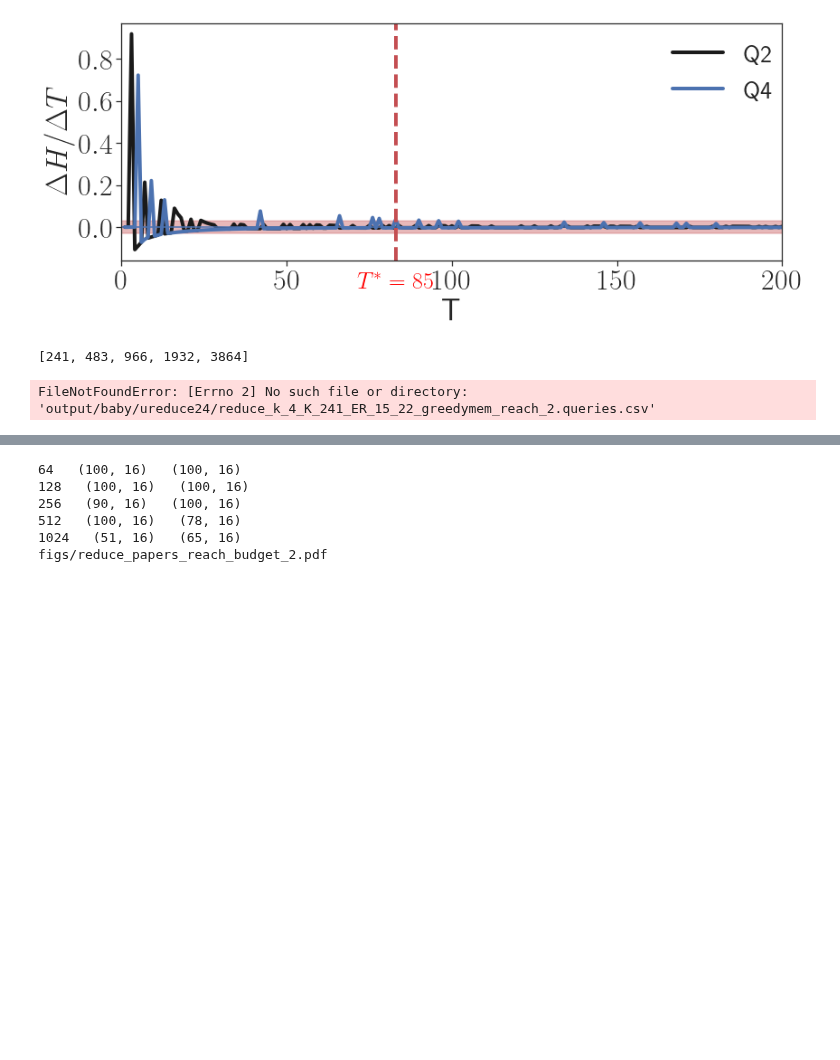
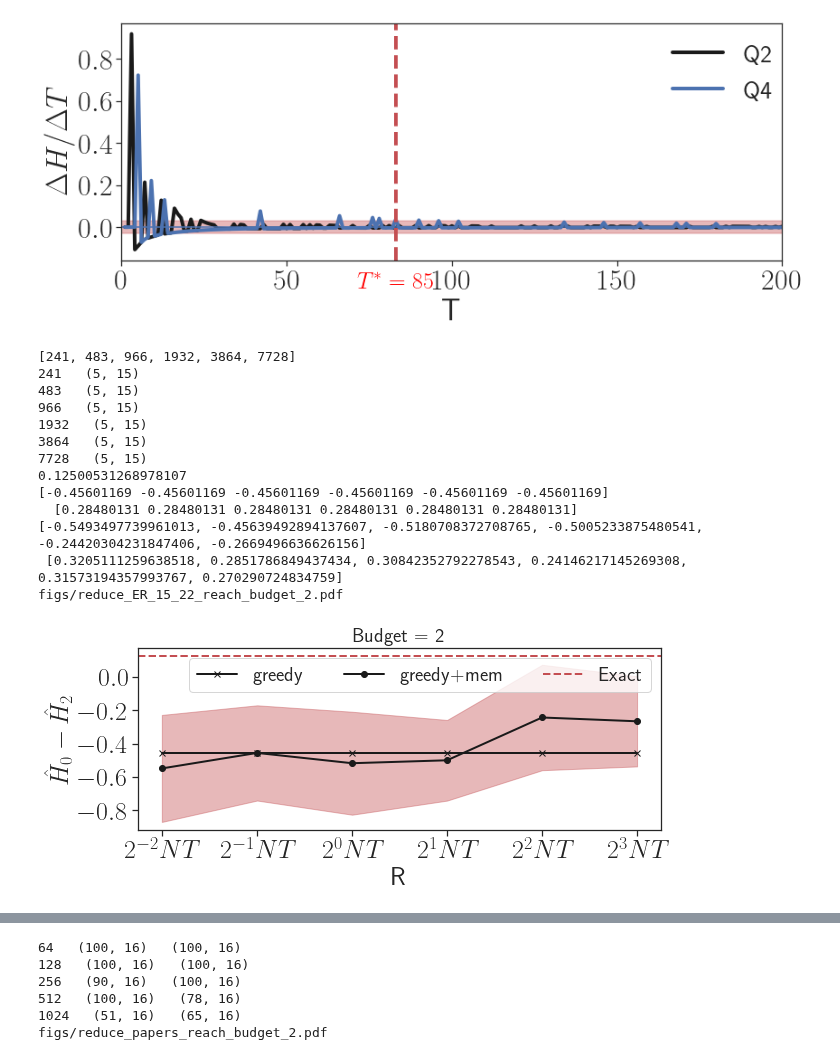
Before and after one commit to toggled/uncertainty, a Jupyter notebook: test.ipynb, the cells around one changed output, grey strips where cells are left out. Saved outputs shown, nothing was run; the diff lists cells and outputs as text; code cells hidden in the pictures; blank space fills up the shorter version.

```diff
--- a/test.ipynb
+++ b/test.ipynb
@@ -672,10 +672,11 @@ fontsize = 28
 labelsize = 22
 lw = 2
 
-k = 4
+k = 2
 # K = 32
 # folder = 'output/baby/ureduct_exact/'
-folder = 'output/baby/ureduce24/'
+# folder = 'output/baby/ureduce24/'
+folder = 'output/baby/reduce_main/'
 data = 'ER_15_22'
 alg0 = 'greedymem'
 a0 = 'greedy+mem'
@@ -685,7 +686,7 @@ q =   'reach'
 # q = 'sp'
 qset = 2
 # Kset = [1,2,4,8,16,32,64,128,256]
-maxR = 3
+maxR = 4
 xlabels = ['$2^{'+str(i)+'}NT$' for i in range(-2,maxR)]
 if q == 'reach':
     nt = 161*6
@@ -736,36 +737,49 @@ greedy_red = np.array(greedy_red)
 std_red = np.array(std_red)
 # print(greedy_red.shape,' ',std_red.shape,' ',len(greedyM_red),' ',len(stdM_red))
 print(exact_deltaH)
 print(greedy_red,' \n\r ',std_red)
 print(greedyM_red,'\n\r',stdM_red)
 # print('H0(greedy) = ',init_h)
 # print('H0(greedy+mem) = ',Minit_h)
 plt.plot(Kset,greedy_red,color = 'k',marker='x',label='greedy',linewidth=lw)
 plt.plot(Kset,greedyM_red,color = 'k',marker='o',label='greedy+mem',linewidth=lw)
 plt.fill_between(Kset, np.array(greedyM_red) - np.array(stdM_red), np.array(greedyM_red) + np.array(stdM_red), \
                  color='r', alpha=0.4)
 ax = plt.gca()
 ax.axhline(exact_deltaH,linestyle='--',color='r',linewidth=lw,label='Exact')
 
 plt.xscale('log',base=2)
 plt.xlabel('R',fontsize=fontsize-2)
 plt.ylabel('$\hat{H}_0 - \hat{H}_'+str(k)+'$',fontsize=fontsize-2)
 # plt.xticks([2**0,2**2,2**4,2**6,2**8],fontsize=fontsize-2)
 plt.xticks(Kset,fontsize=fontsize-2)
 ax = plt.gca()
 ax.set_xticklabels(xlabels)
 plt.yticks(fontsize=fontsize-2)
 # plt.legend(fontsize=fontsize+10,frameon = False,prop={"size":22},bbox_to_anchor=(0.6,0.4))
-plt.legend(fontsize=fontsize+10,frameon = False,prop={"size":22},bbox_to_anchor=(0.63,0.44))
+# plt.legend(fontsize=fontsize+10,frameon = False,prop={"size":22},bbox_to_anchor=(0.63,0.44))
+plt.legend(fontsize=fontsize-8,ncol = 3)
 plt.title('Budget = '+str(k),fontsize=fontsize-8)
 fname = 'figs/reduce_'+data+"_"+q+'_budget_'+str(k)+".pdf"
 print(fname)
 plt.tight_layout()
 plt.savefig(fname)
 plt.show()
 # %% [output]
-[241, 483, 966, 1932, 3864]
+[241, 483, 966, 1932, 3864, 7728]
+241   (5, 15)
+483   (5, 15)
+966   (5, 15)
+1932   (5, 15)
+3864   (5, 15)
+7728   (5, 15)
+0.12500531268978107
+[-0.45601169 -0.45601169 -0.45601169 -0.45601169 -0.45601169 -0.45601169]
+  [0.28480131 0.28480131 0.28480131 0.28480131 0.28480131 0.28480131]
+[-0.5493497739961013, -0.45639492894137607, -0.5180708372708765, -0.5005233875480541, -0.24420304231847406, -0.2669496636626156]
+ [0.3205111259638518, 0.2851786849437434, 0.30842352792278543, 0.24146217145269308, 0.31573194357993767, 0.270290724834759]
+figs/reduce_ER_15_22_reach_budget_2.pdf
-FileNotFoundError: [Errno 2] No such file or directory: 'output/baby/ureduce24/reduce_k_4_K_241_ER_15_22_greedymem_reach_2.queries.csv'
+[figure, added]
 # %%
 from matplotlib import pyplot as plt
 plt.rcParams['text.usetex'] = True
```
Also changed, not shown: parts of 1 cell of this notebook, 2 other files.
